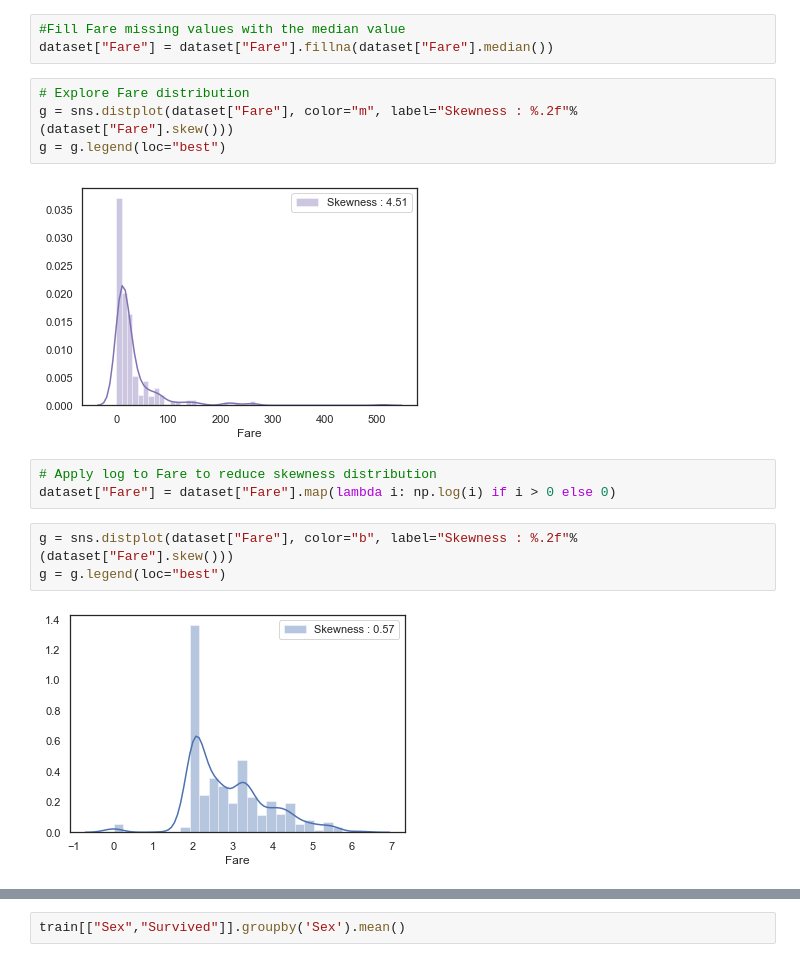
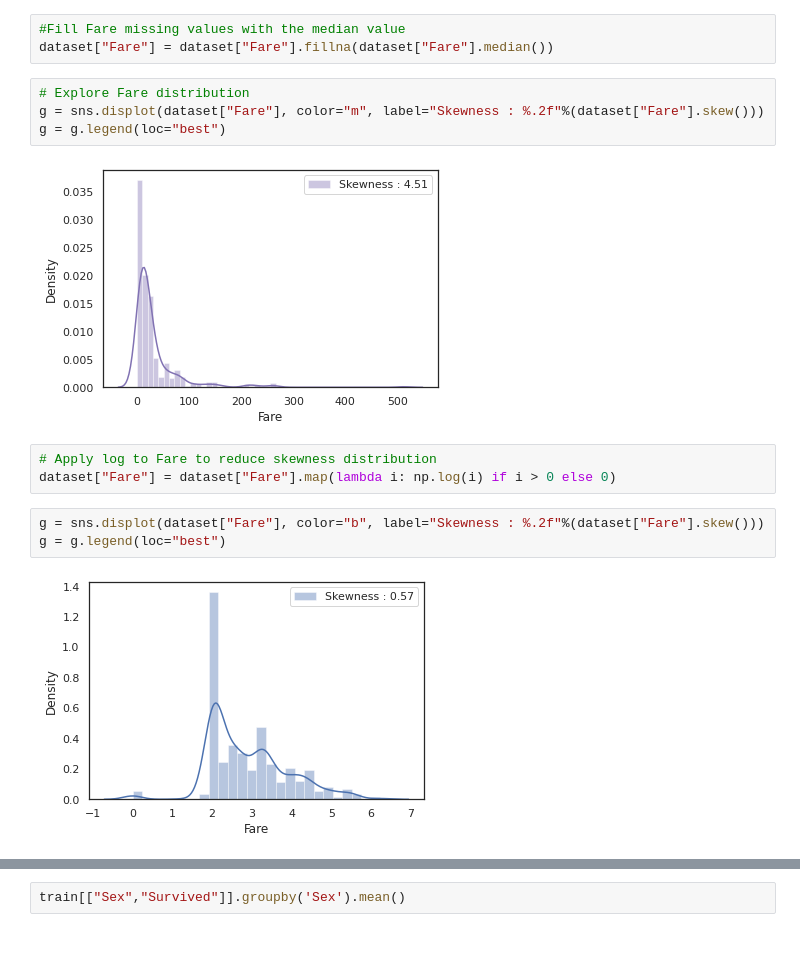
Before and after one commit to AbelSiby/Kaggle_Titanic_EDA_and_Predictions, a Jupyter notebook: titanic.ipynb, the cells around one changed output, grey strips where cells are left out. Drawn from its saved outputs; the diff is of its cells as text.

```diff
--- a/titanic.ipynb
+++ b/titanic.ipynb
@@ -202,18 +202,18 @@ dataset["Fare"].isnull().sum()
 dataset["Fare"] = dataset["Fare"].fillna(dataset["Fare"].median())
 # %%
 # Explore Fare distribution
-g = sns.distplot(dataset["Fare"], color="m", label="Skewness : %.2f"%(dataset["Fare"].skew()))
+g = sns.displot(dataset["Fare"], color="m", label="Skewness : %.2f"%(dataset["Fare"].skew()))
 g = g.legend(loc="best")
 # %% [output]
-[figure, old version]
+[figure, new version]
 # %%
 # Apply log to Fare to reduce skewness distribution
 dataset["Fare"] = dataset["Fare"].map(lambda i: np.log(i) if i > 0 else 0)
 # %%
-g = sns.distplot(dataset["Fare"], color="b", label="Skewness : %.2f"%(dataset["Fare"].skew()))
+g = sns.displot(dataset["Fare"], color="b", label="Skewness : %.2f"%(dataset["Fare"].skew()))
 g = g.legend(loc="best")
 # %% [output]
-[figure, old version]
+[figure, new version]
 # %%
 g = sns.barplot(x="Sex",y="Survived",data=train)
 g = g.set_ylabel("Survival Probability")
```
Also changed, not shown: parts of 32 cells of this notebook, 1 other file.
